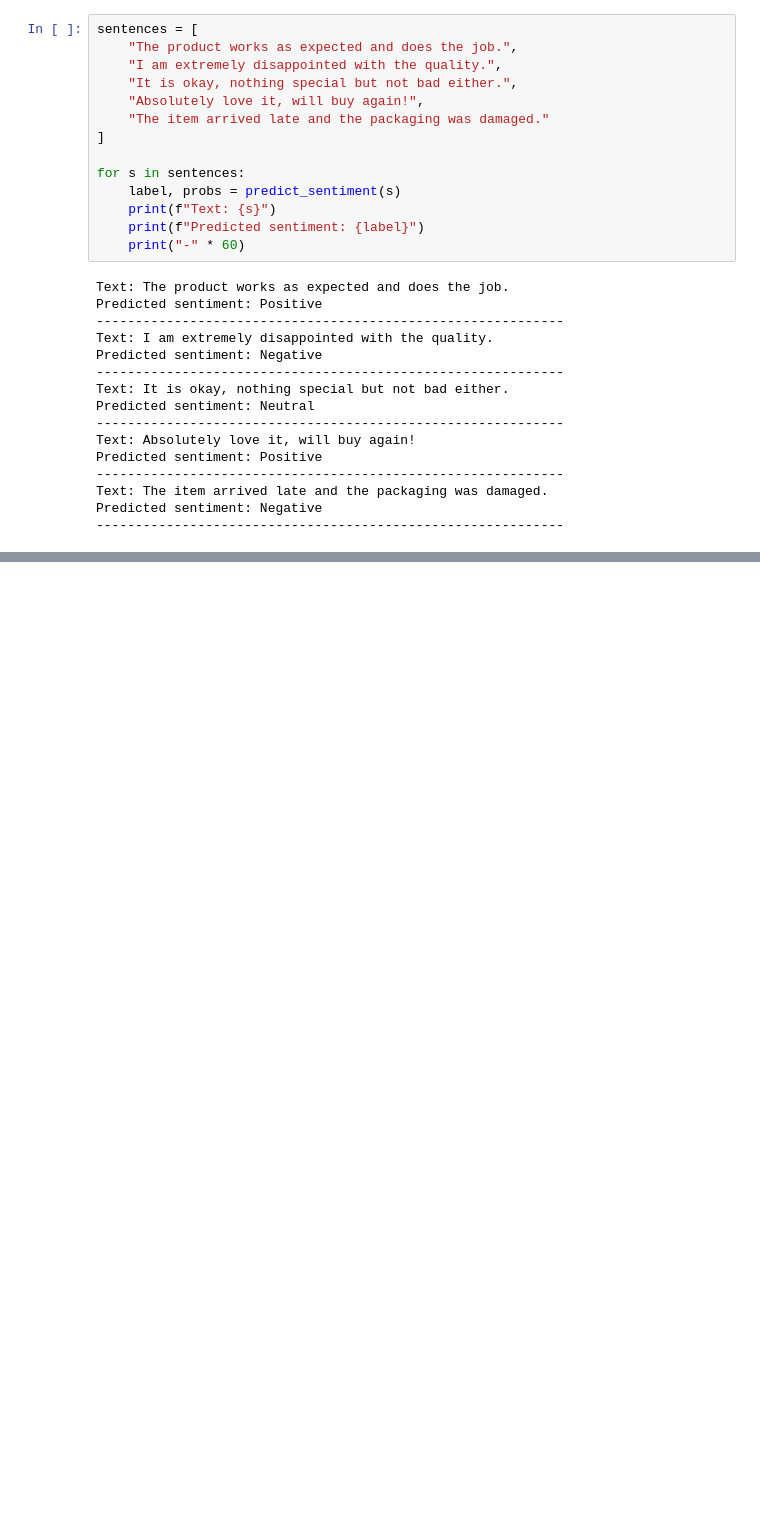
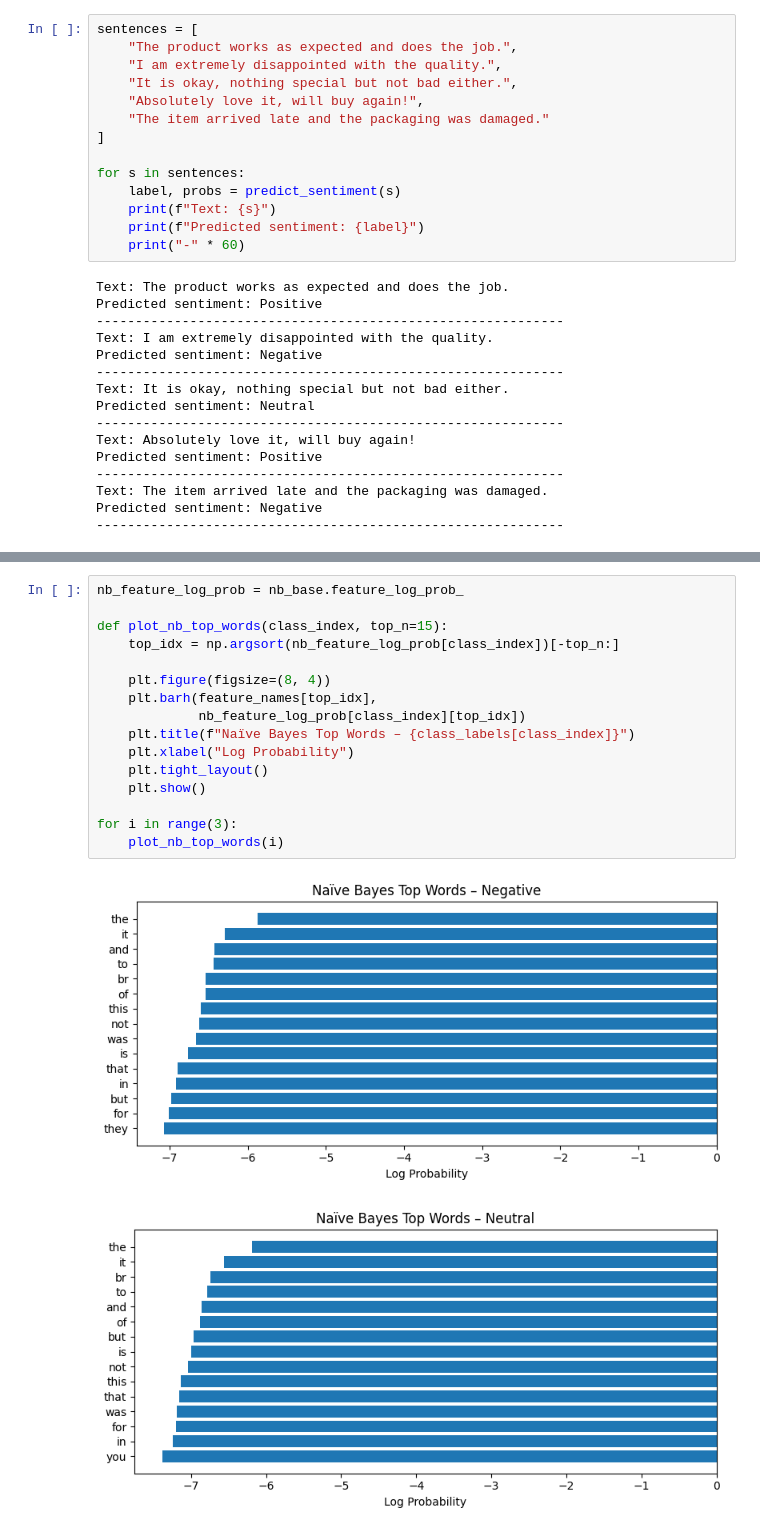
Before and after one commit to 03sans/AML_Coursework, a Jupyter notebook: main.ipynb, the cells around one changed output, grey strips where cells are left out. Drawn from its saved outputs; the diff is of its cells as text; blank space fills up the shorter version.

```diff
--- a/main.ipynb
+++ b/main.ipynb
@@ -1066,0 +1152,19 @@ Positive: 0.853
+# %%
+nb_feature_log_prob = nb_base.feature_log_prob_
+
+def plot_nb_top_words(class_index, top_n=15):
+    top_idx = np.argsort(nb_feature_log_prob[class_index])[-top_n:]
+
+    plt.figure(figsize=(8, 4))
+    plt.barh(feature_names[top_idx],
+             nb_feature_log_prob[class_index][top_idx])
+    plt.title(f"Naïve Bayes Top Words – {class_labels[class_index]}")
+    plt.xlabel("Log Probability")
+    plt.tight_layout()
+    plt.show()
+
+for i in range(3):
+    plot_nb_top_words(i)
+# %% [output]
+[figure, added]
+[figure, added]
```
Also changed, not shown: parts of 16 cells of this notebook.
